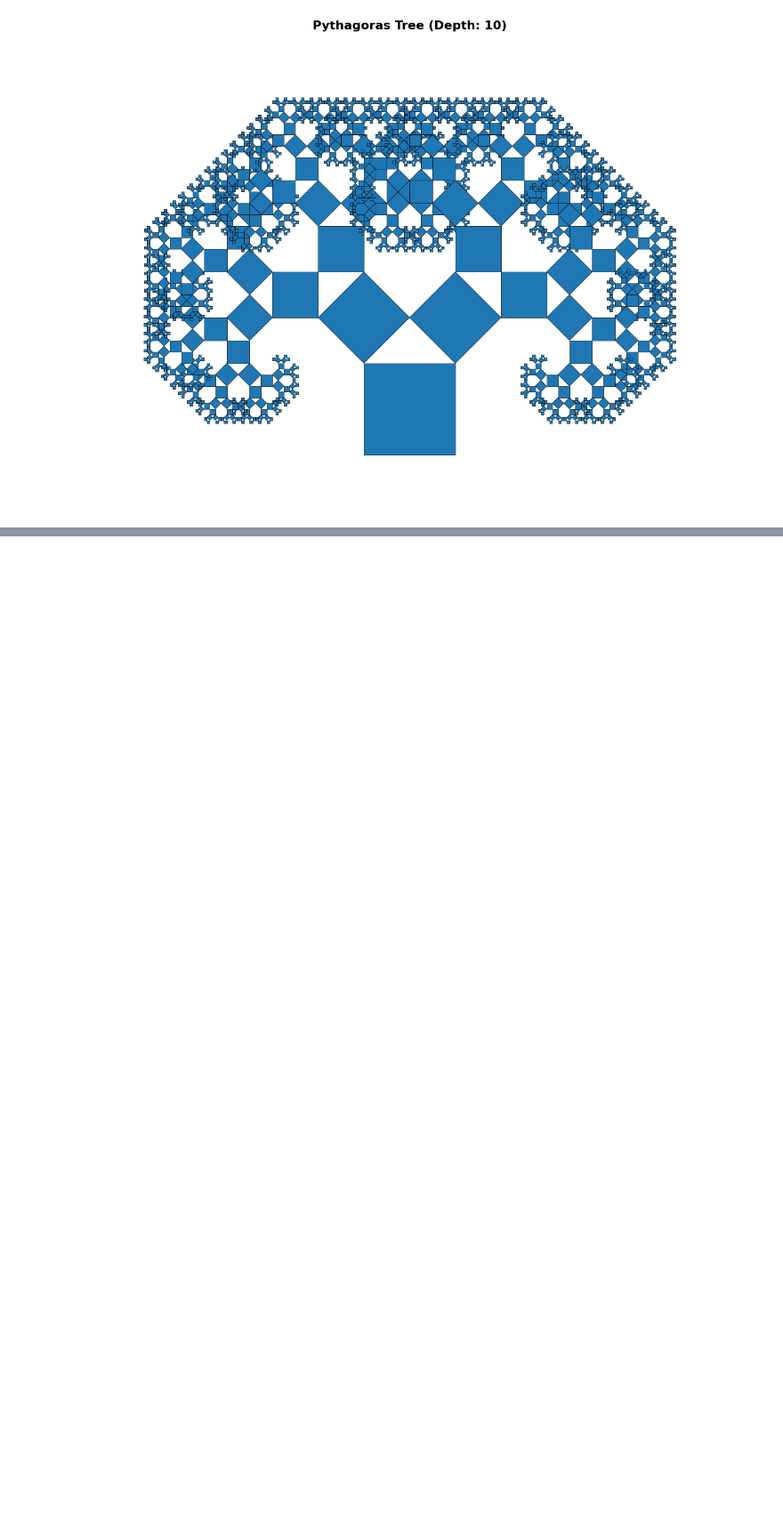
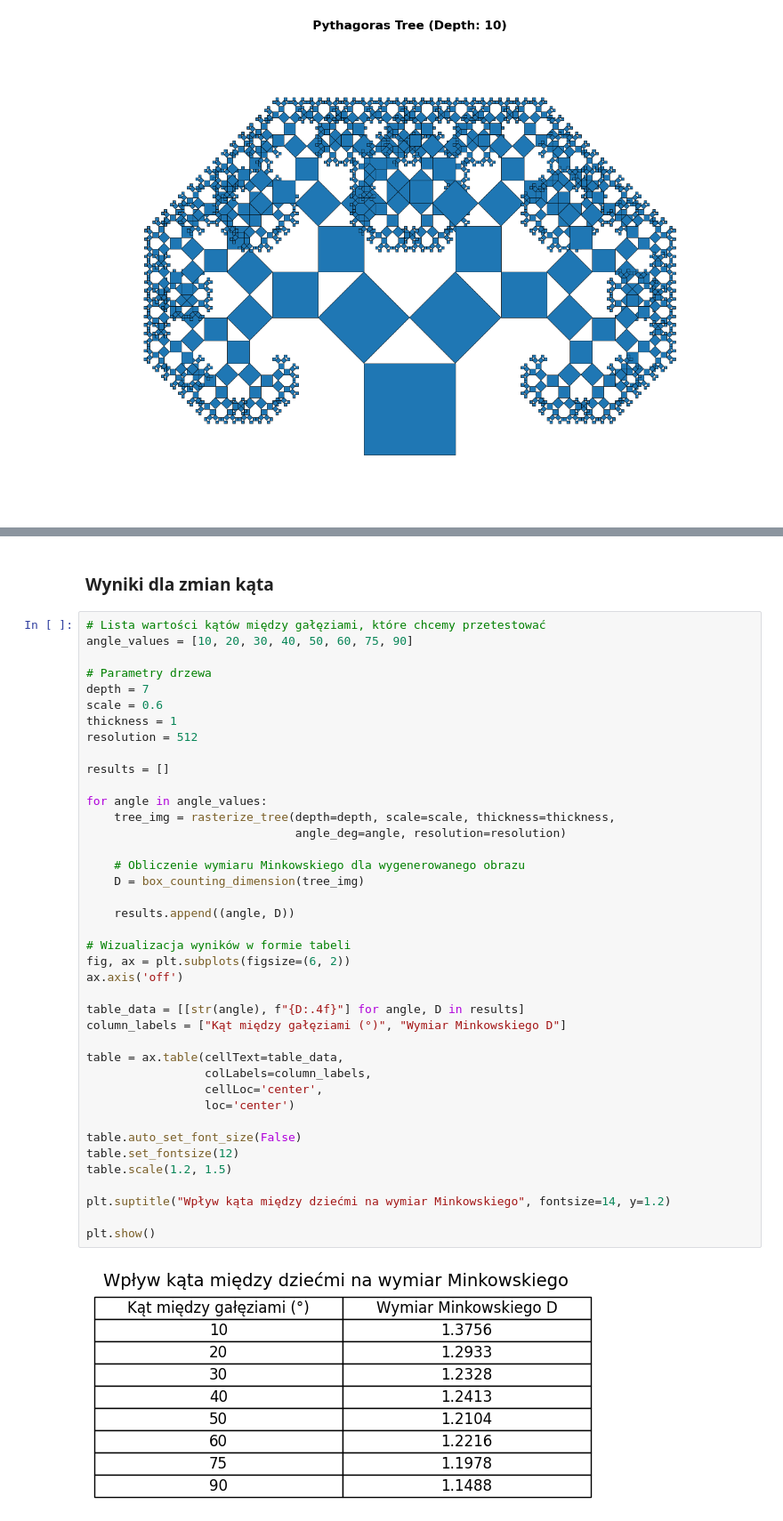
Before and after one commit to staszkiet/Fractals1, a Jupyter notebook: projekt.ipynb, the cells around one changed output, grey strips where cells are left out. Shown at 89% size. Drawn from its saved outputs; the diff is of its cells as text; blank space fills up the shorter version.

```diff
--- a/projekt.ipynb
+++ b/projekt.ipynb
@@ -305,3 +467,47 @@ create_pythagoras_tree(max_level=10, initial_size=1)
+# %% [markdown]
+### Wyniki dla zmian kąta
+# %%
+# Lista wartości kątów między gałęziami, które chcemy przetestować
+angle_values = [10, 20, 30, 40, 50, 60, 75, 90]
+
+# Parametry drzewa
+depth = 7
+scale = 0.6
+thickness = 1
+resolution = 512
+
+results = []
+
+for angle in angle_values:
+    tree_img = rasterize_tree(depth=depth, scale=scale, thickness=thickness,
+                              angle_deg=angle, resolution=resolution)
+
+    # Obliczenie wymiaru Minkowskiego dla wygenerowanego obrazu
+    D = box_counting_dimension(tree_img)
+
+    results.append((angle, D))
+
+# Wizualizacja wyników w formie tabeli
+fig, ax = plt.subplots(figsize=(6, 2))
+ax.axis('off')
+
+table_data = [[str(angle), f"{D:.4f}"] for angle, D in results]
+column_labels = ["Kąt między gałęziami (°)", "Wymiar Minkowskiego D"]
+
+table = ax.table(cellText=table_data,
+                 colLabels=column_labels,
+                 cellLoc='center',
+                 loc='center')
+
+table.auto_set_font_size(False)
+table.set_fontsize(12)
+table.scale(1.2, 1.5)
+
+plt.suptitle("Wpływ kąta między dziećmi na wymiar Minkowskiego", fontsize=14, y=1.2)
+
+plt.show()
+# %% [output]
+[figure, added]
 # %% [markdown]
 # Wnioski
 Drzewa binarne to bardzo rozległa klasa fraktali. Część z nich w żadnym stopniu nie przypomina podstawowego drzewa binarnego (zwłaszcza gdy podany kąt między dziećmi zbliża się bądź przekracza 180 stopni). Dodatkowo, aby zaobserwować skomplikowaną strukturę fraktala oraz jego szczegóły powinno się stosować stosunkowo wysokie ratio (pomiędzy 0,9 a 1), ponieważ w innym przypadku długości odcinków bardzo szybko się zmniejszają, a ekran komputera nie jest w stanie wyrenderować szczegółów. Mimo prostego algorytmu implementacji, czas wykonania programu rośnie bardzo szybko wraz z ilością zejść rekurencyjnych, przy 15 poziomach rekurencji na wynik czeka się bardzo długo, a przy 10 fraktal powstaje natychmiast.
```
Also changed, not shown: parts of 5 cells of this notebook.
